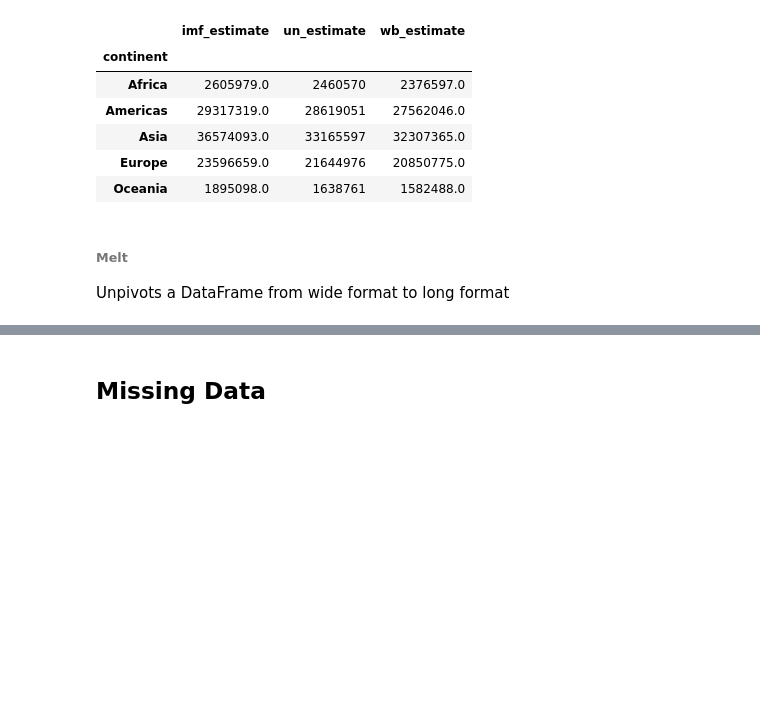
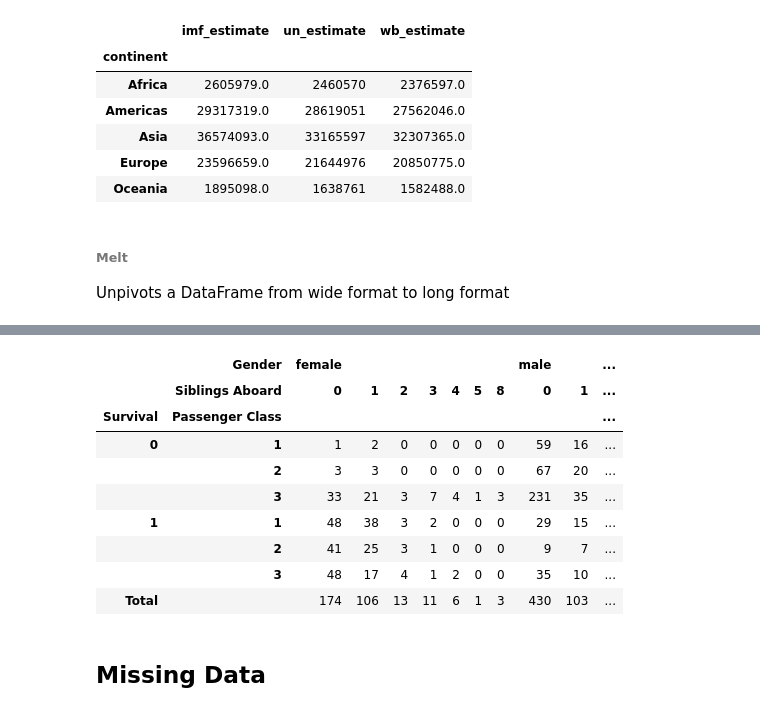
Before and after one commit to SammyOngaya/data2ml, a Jupyter notebook: pandas-function.ipynb, the cells around one changed output, grey strips where cells are left out. Drawn from its saved outputs; the diff is of its cells as text; code cells hidden in the pictures; blank space fills up the shorter version.

```diff
--- a/pandas-function.ipynb
+++ b/pandas-function.ipynb
@@ -774,3 +917,18 @@ pd.melt(continental_temp_df.reset_index().head(),id_vars=['Year'],value_vars=['A
+# %%
+'''Now let's add total ans see how it looks.'''
+pd.crosstab([titanic_df['Survived'],titanic_df['Pclass']],[titanic_df['Sex'],titanic_df['Siblings/Spouses Aboard']],
+            rownames=['Survival','Passenger Class'], colnames=['Gender','Siblings Aboard'], margins=True, margins_name='Total')
+# %% [output]
+|  | Gender | female |  |  |  |  |  |  | male |  | ... |
+|  | Siblings Aboard | 0 | 1 | 2 | 3 | 4 | 5 | 8 | 0 | 1 | ... |
+| Survival | Passenger Class |  |  |  |  |  |  |  |  |  | ... |
+| 0 | 1 | 1 | 2 | 0 | 0 | 0 | 0 | 0 | 59 | 16 | ... |
+|  | 2 | 3 | 3 | 0 | 0 | 0 | 0 | 0 | 67 | 20 | ... |
+|  | 3 | 33 | 21 | 3 | 7 | 4 | 1 | 3 | 231 | 35 | ... |
+| 1 | 1 | 48 | 38 | 3 | 2 | 0 | 0 | 0 | 29 | 15 | ... |
+|  | 2 | 41 | 25 | 3 | 1 | 0 | 0 | 0 | 9 | 7 | ... |
+|  | 3 | 48 | 17 | 4 | 1 | 2 | 0 | 0 | 35 | 10 | ... |
+| Total |  | 174 | 106 | 13 | 11 | 6 | 1 | 3 | 430 | 103 | ... |
 # %% [markdown]
 ## Missing Data
 # %% [markdown]
```
Also changed, not shown: parts of 80 cells of this notebook, 4 other files.
